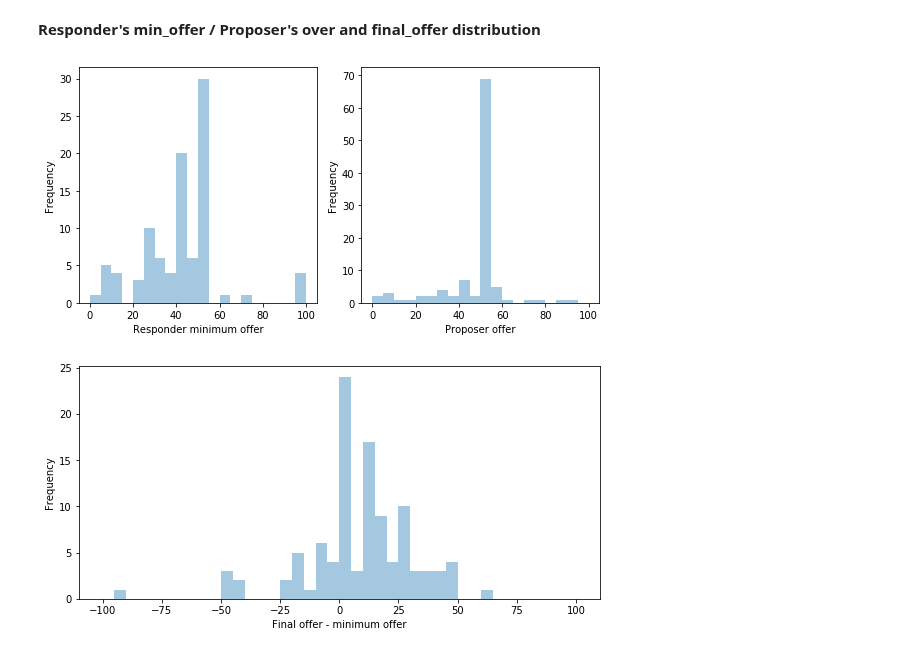
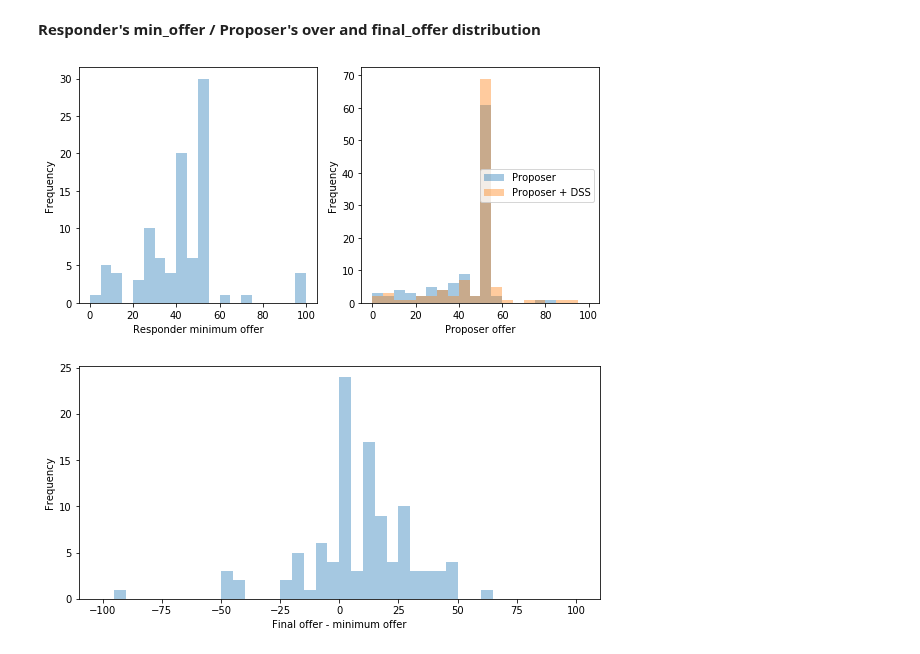
Before and after one commit to afranck64/ultimatum, a Jupyter notebook: notebooks/Data - t10.ipynb, the cells around one changed output. Saved outputs shown, nothing was run; the diff lists cells and outputs as text; code cells hidden in the pictures.

```diff
--- a/notebooks/Data - t10.ipynb
+++ b/notebooks/Data - t10.ipynb
@@ -74,18 +74,21 @@ t= f.suptitle(f'Features with abs(features to min_offer correlation) >= {CORRELA
 # %%
 
 bins = list(range(0, 105, 5))
 f, axes = plt.subplots(1, 2, figsize=(8,4))
 ax = sns.distplot(df["min_offer"], hist=True, kde=False, axlabel="Responder minimum offer", bins=bins, ax=axes[0])
 _ = ax.set_ylabel("Frequency")
 
-ax = sns.distplot(df_full["offer_final"], hist=True, kde=False, axlabel="Proposer offer", bins=bins, ax=axes[1])
+ax = sns.distplot(df_full["offer"], hist=True, kde=False, axlabel="Proposer offer", bins=bins, label="Proposer", ax=axes[1])
+_ = ax.set_ylabel("Frequency")
+ax = sns.distplot(df_full["offer_final"], hist=True, kde=False, axlabel="Proposer offer", bins=bins, label="Proposer + DSS", ax=axes[1])
 _ = ax.set_ylabel("Frequency")
 
+plt.legend(loc='center right')
 plt.tight_layout()
 
 ax.figure.savefig(os.path.join(export_folder, "min_offer_offer.pdf"))
 # %% [output]
-[figure, old version]
+[figure, new version]
 # %%
 bins = list(range(-100, 105, 5))
 
```
Also changed, not shown: 1 other file.
